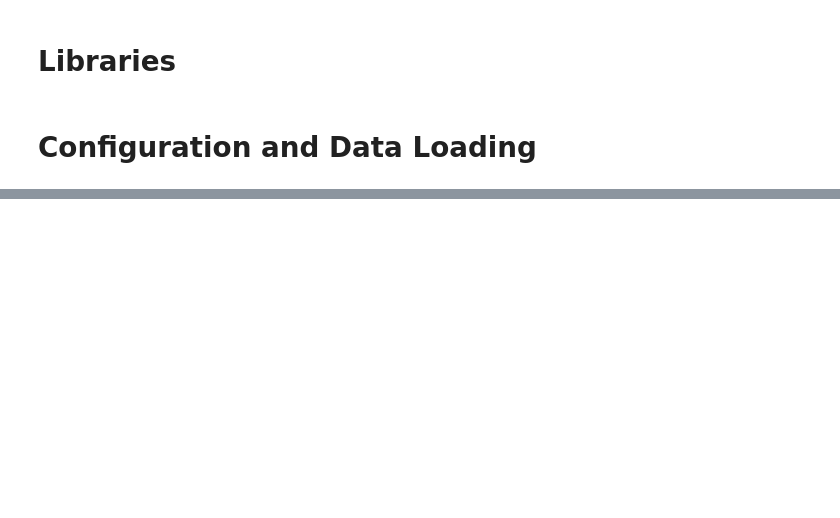
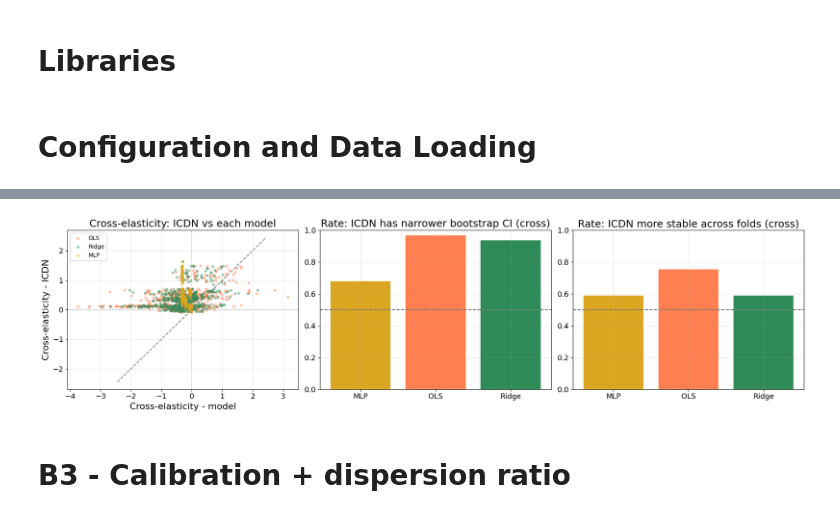
Before and after one commit to carlosherediapimienta/nn-elasticity, a Jupyter notebook: notebooks/analysis-results.ipynb, the cells around one changed output, grey strips where cells are left out. Saved outputs shown, nothing was run; the diff lists cells and outputs as text; code cells hidden in the pictures; blank space fills up the shorter version.

```diff
--- a/notebooks/analysis-results.ipynb
+++ b/notebooks/analysis-results.ipynb
@@ -959,0 +638,33 @@ plt.show()
+# %%
+fig, axes = plt.subplots(1, 3, figsize=(19, 5))
+
+ax = axes[0]
+for label in MODEL_LABELS:
+    sub = cross_cmp_all[cross_cmp_all["model"] == label]
+    ax.scatter(sub["cross_elasticity_mean"], sub["elasticity_mean"], alpha=0.4, s=15, label=label, color=MODEL_COLORS[label])
+lim = max(cross_cmp_all["elasticity_mean"].abs().quantile(0.99), cross_cmp_all["cross_elasticity_mean"].abs().quantile(0.99))
+ax.plot([-lim, lim], [-lim, lim], ls="--", color="gray")
+ax.axhline(0, ls=":", color="gray", lw=0.8); ax.axvline(0, ls=":", color="gray", lw=0.8)
+ax.set_xlabel("Cross-elasticity - model"); ax.set_ylabel("Cross-elasticity - ICDN")
+ax.set_title("Cross-elasticity: ICDN vs each model")
+ax.legend(); ax.grid(True, alpha=0.3)
+
+ax = axes[1]
+ax.bar(cross_stability_summary["model"], cross_stability_summary["icdn_narrower_ci_rate"],
+       color=[MODEL_COLORS[m] for m in cross_stability_summary["model"]])
+ax.axhline(0.5, ls="--", color="gray")
+ax.set_title("Rate: ICDN has narrower bootstrap CI (cross)")
+ax.set_ylim(0, 1); ax.grid(True, alpha=0.3)
+
+ax = axes[2]
+ax.bar(cross_interfold_summary["model"], cross_interfold_summary["icdn_more_stable_rate"],
+       color=[MODEL_COLORS[m] for m in cross_interfold_summary["model"]])
+ax.axhline(0.5, ls="--", color="gray")
+ax.set_title("Rate: ICDN more stable across folds (cross)")
+ax.set_ylim(0, 1); ax.grid(True, alpha=0.3)
+
+plt.tight_layout(); plt.show()
+# %% [output]
+[figure, added]
+# %% [markdown]
+# B3 - Calibration + dispersion ratio
```
Also changed, not shown: parts of 45 cells of this notebook, 19 other files.
